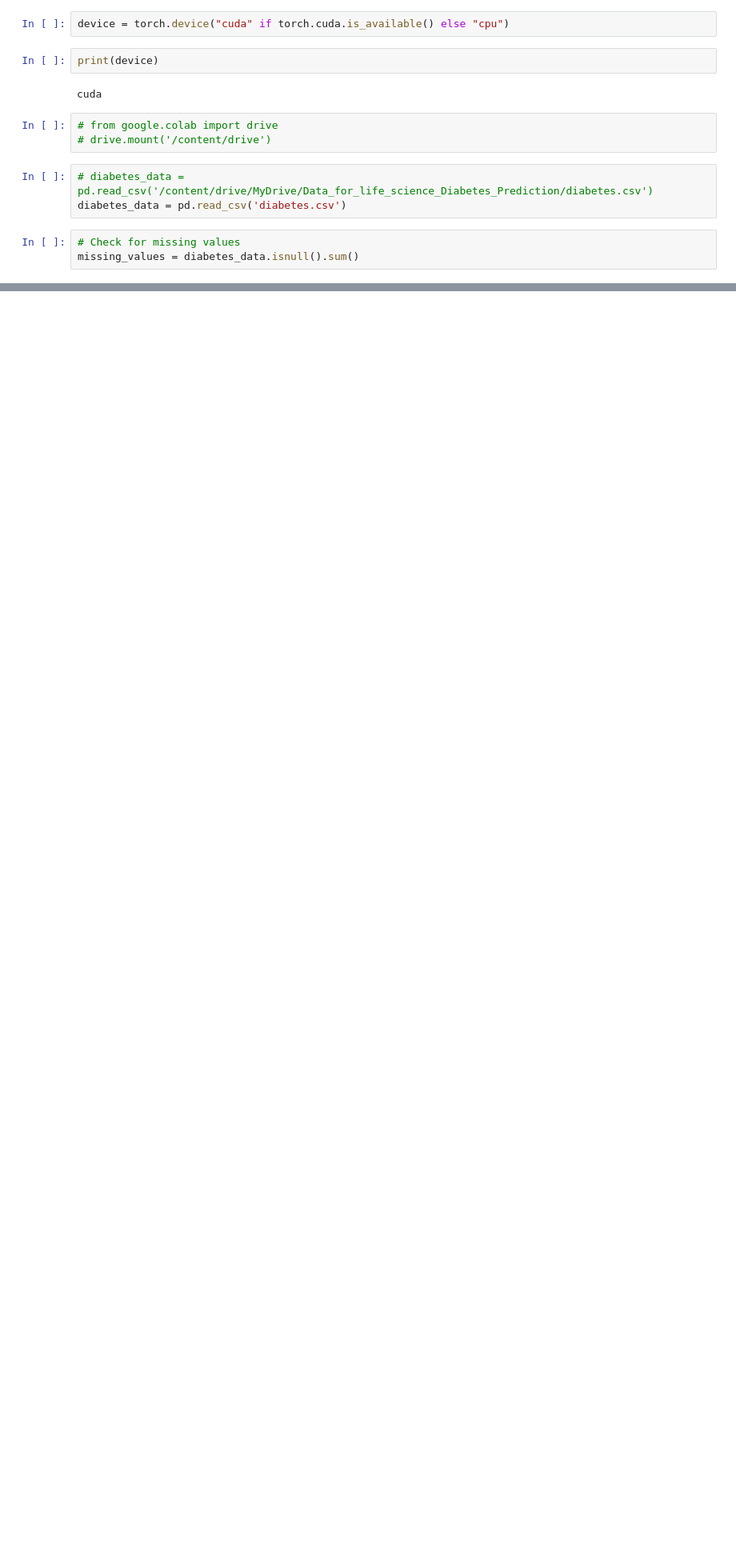
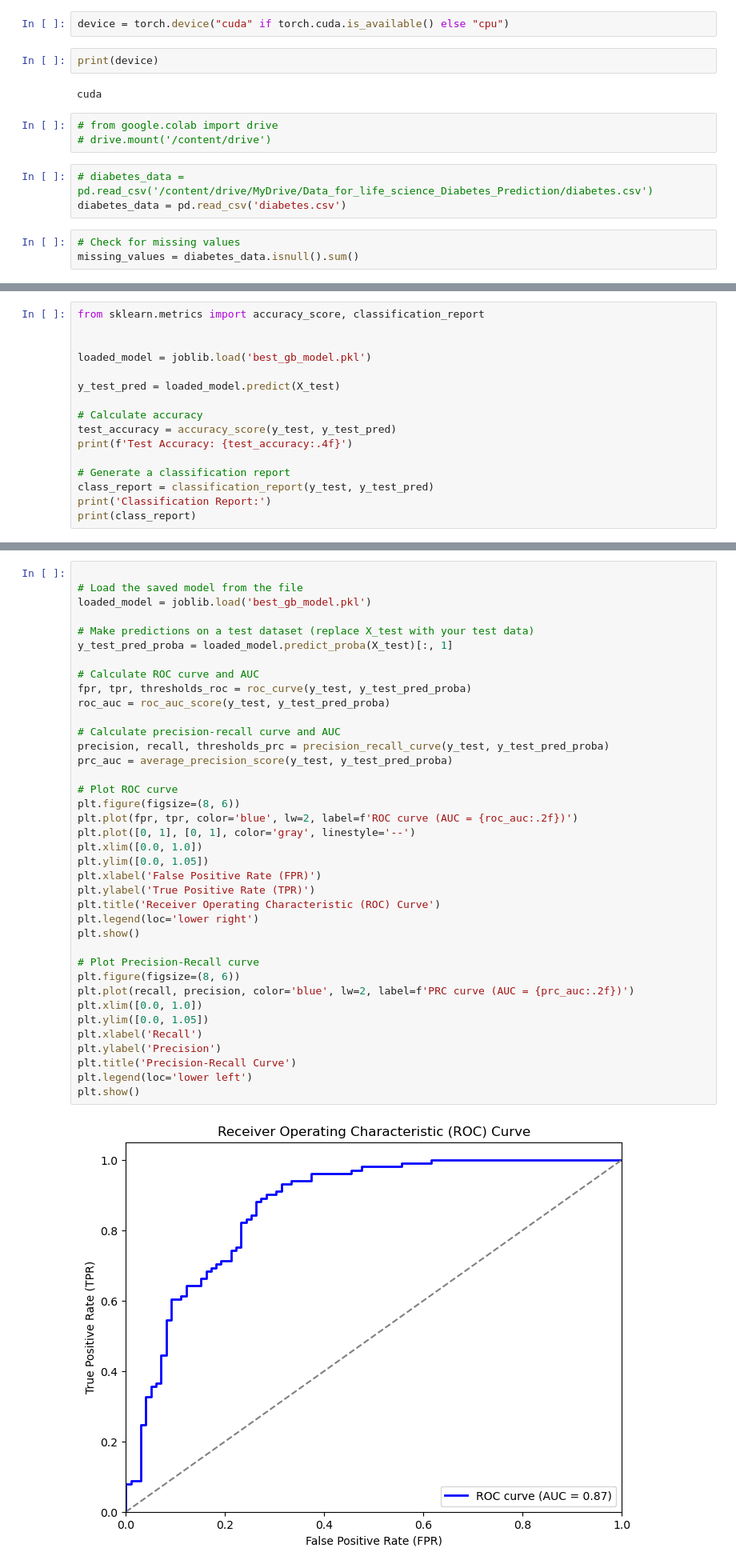
Before and after one commit to winwin1808/diabetes-prediction, a Jupyter notebook: diabete_predict.ipynb, the cells around one changed output, grey strips where cells are left out. Shown at 80% size. Drawn from its saved outputs; the diff is of its cells as text; blank space fills up the shorter version.

```diff
--- a/diabete_predict.ipynb
+++ b/diabete_predict.ipynb
@@ -129,0 +224,16 @@ weighted avg       0.76      0.75      0.75       154
+# %%
+from sklearn.metrics import accuracy_score, classification_report
+
+
+loaded_model = joblib.load('best_gb_model.pkl')
+
+y_test_pred = loaded_model.predict(X_test)
+
+# Calculate accuracy
+test_accuracy = accuracy_score(y_test, y_test_pred)
+print(f'Test Accuracy: {test_accuracy:.4f}')
+
+# Generate a classification report
+class_report = classification_report(y_test, y_test_pred)
+print('Classification Report:')
+print(class_report)
@@ -129,0 +251,40 @@ weighted avg       0.76      0.75      0.75       154
+# %%
+
+# Load the saved model from the file
+loaded_model = joblib.load('best_gb_model.pkl')
+
+# Make predictions on a test dataset (replace X_test with your test data)
+y_test_pred_proba = loaded_model.predict_proba(X_test)[:, 1]
+
+# Calculate ROC curve and AUC
+fpr, tpr, thresholds_roc = roc_curve(y_test, y_test_pred_proba)
+roc_auc = roc_auc_score(y_test, y_test_pred_proba)
+
+# Calculate precision-recall curve and AUC
+precision, recall, thresholds_prc = precision_recall_curve(y_test, y_test_pred_proba)
+prc_auc = average_precision_score(y_test, y_test_pred_proba)
+
+# Plot ROC curve
+plt.figure(figsize=(8, 6))
+plt.plot(fpr, tpr, color='blue', lw=2, label=f'ROC curve (AUC = {roc_auc:.2f})')
+plt.plot([0, 1], [0, 1], color='gray', linestyle='--')
+plt.xlim([0.0, 1.0])
+plt.ylim([0.0, 1.05])
+plt.xlabel('False Positive Rate (FPR)')
+plt.ylabel('True Positive Rate (TPR)')
+plt.title('Receiver Operating Characteristic (ROC) Curve')
+plt.legend(loc='lower right')
+plt.show()
+
+# Plot Precision-Recall curve
+plt.figure(figsize=(8, 6))
+plt.plot(recall, precision, color='blue', lw=2, label=f'PRC curve (AUC = {prc_auc:.2f})')
+plt.xlim([0.0, 1.0])
+plt.ylim([0.0, 1.05])
+plt.xlabel('Recall')
+plt.ylabel('Precision')
+plt.title('Precision-Recall Curve')
+plt.legend(loc='lower left')
+plt.show()
+# %% [output]
+[figure, added]
```
Also changed, not shown: parts of 30 cells of this notebook, 29 other files.
